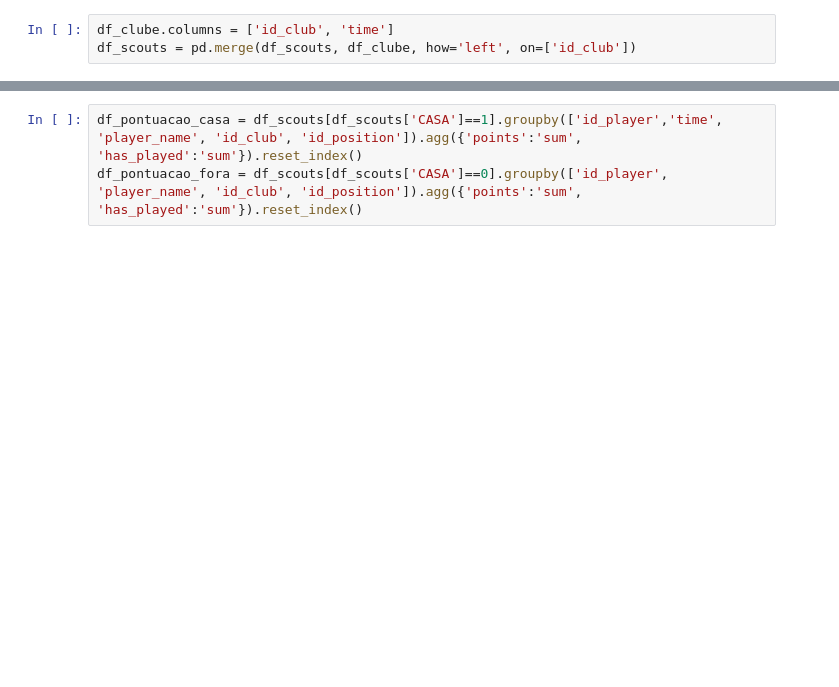
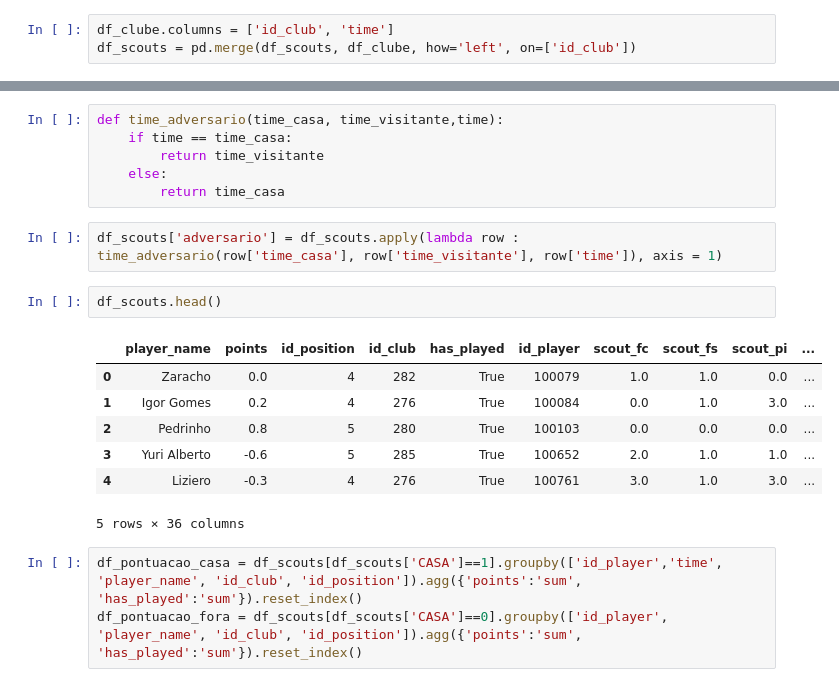
Before and after one commit to eleflow/estudo_cartola, a Jupyter notebook: notebooks/AnaliseDadosAposMerge.ipynb, the cells around one changed output, grey strips where cells are left out. Drawn from its saved outputs; the diff is of its cells as text; blank space fills up the shorter version.

```diff
--- a/notebooks/AnaliseDadosAposMerge.ipynb
+++ b/notebooks/AnaliseDadosAposMerge.ipynb
@@ -367,3 +588,21 @@ df_scouts.head()
+# %%
+def time_adversario(time_casa, time_visitante,time):
+    if time == time_casa:
+        return time_visitante
+    else:
+        return time_casa
+# %%
+df_scouts['adversario'] = df_scouts.apply(lambda row : time_adversario(row['time_casa'], row['time_visitante'], row['time']), axis = 1)
+# %%
+df_scouts.head()
+# %% [output]
+|  | player_name | points | id_position | id_club | has_played | id_player | scout_fc | scout_fs | scout_pi | ... |
+| 0 | Zaracho | 0.0 | 4 | 282 | True | 100079 | 1.0 | 1.0 | 0.0 | ... |
+| 1 | Igor Gomes | 0.2 | 4 | 276 | True | 100084 | 0.0 | 1.0 | 3.0 | ... |
+| 2 | Pedrinho | 0.8 | 5 | 280 | True | 100103 | 0.0 | 0.0 | 0.0 | ... |
+| 3 | Yuri Alberto | -0.6 | 5 | 285 | True | 100652 | 2.0 | 1.0 | 1.0 | ... |
+| 4 | Liziero | -0.3 | 4 | 276 | True | 100761 | 3.0 | 1.0 | 3.0 | ... |
+5 rows × 36 columns
 # %%
 df_pontuacao_casa = df_scouts[df_scouts['CASA']==1].groupby(['id_player','time', 'player_name', 'id_club', 'id_position']).agg({'points':'sum', 'has_played':'sum'}).reset_index()
 df_pontuacao_fora = df_scouts[df_scouts['CASA']==0].groupby(['id_player', 'player_name', 'id_club', 'id_position']).agg({'points':'sum', 'has_played':'sum'}).reset_index()
```
Also changed, not shown: parts of 87 cells of this notebook.
